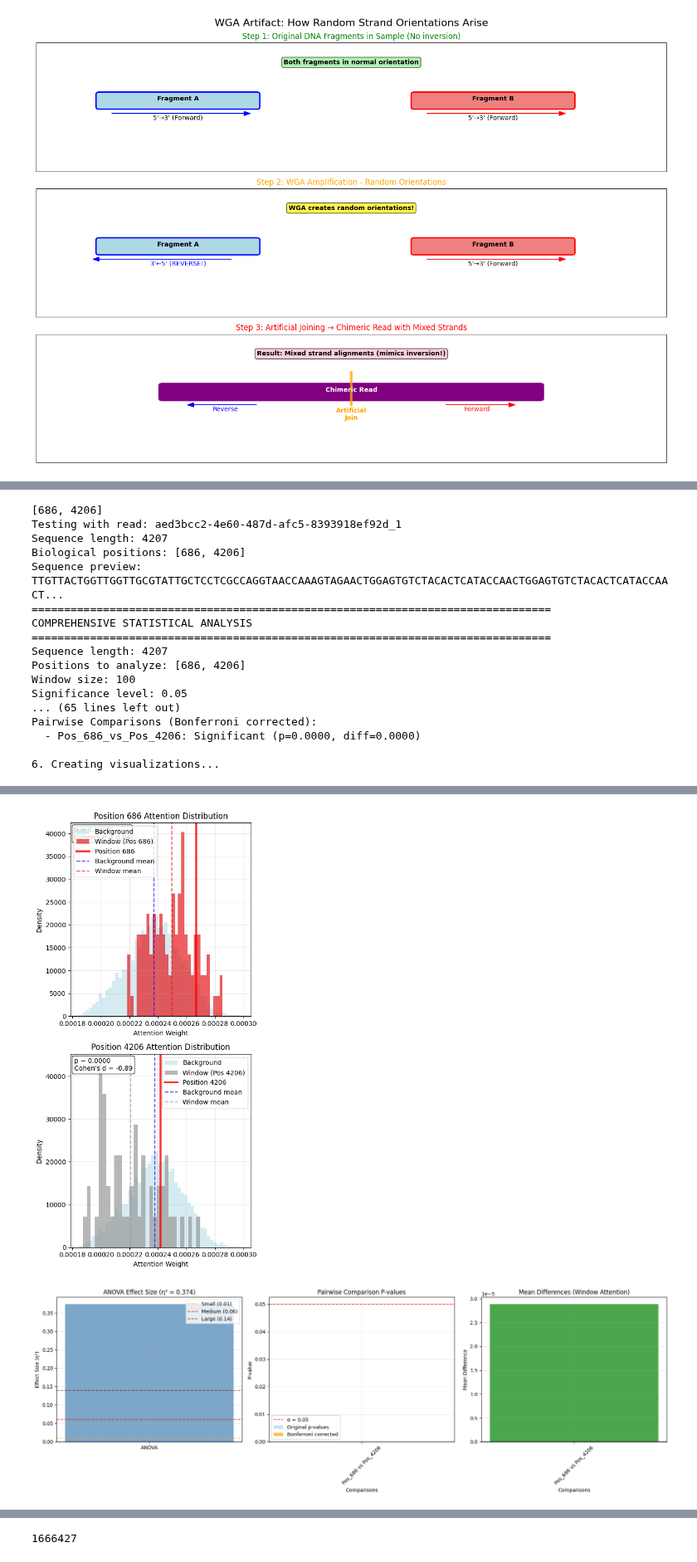
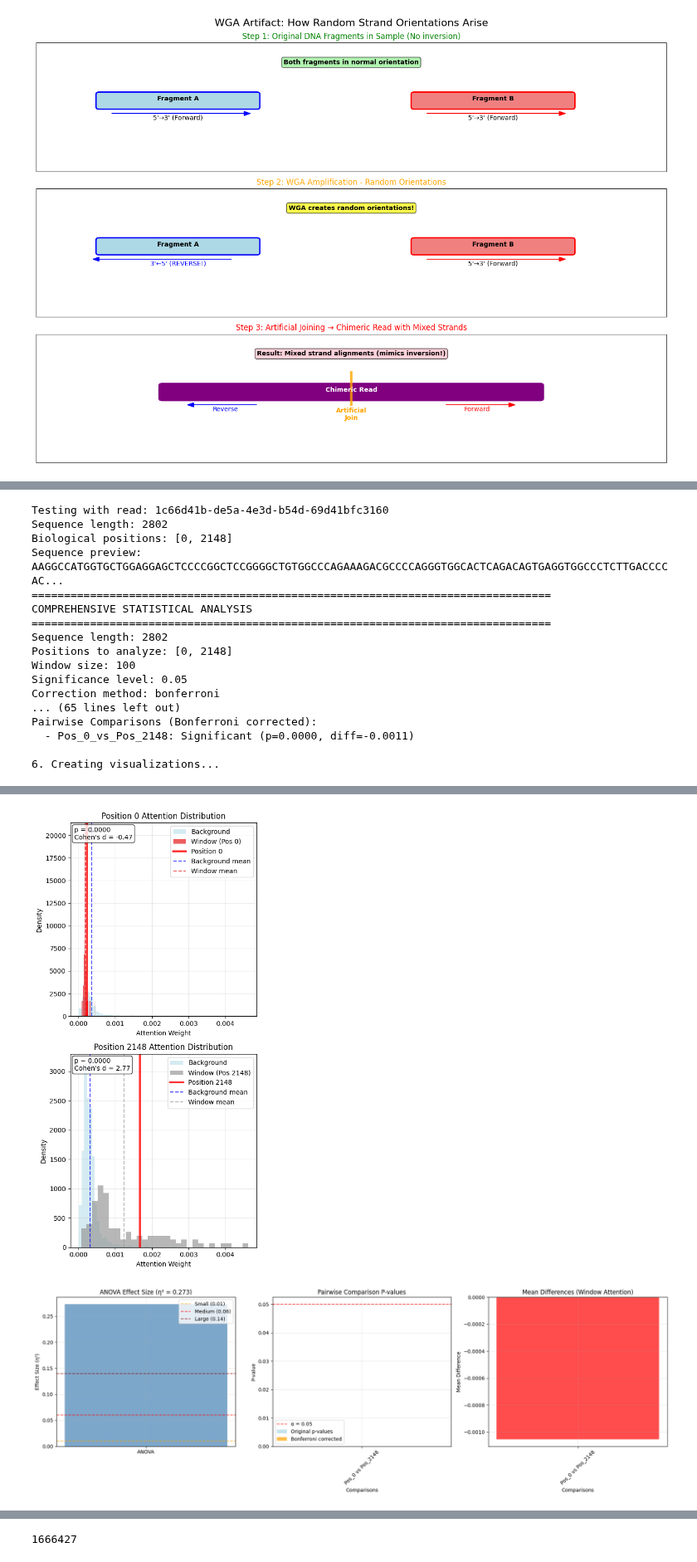
Before and after one commit to ylab-hi/ChimeraLM, a Jupyter notebook: notebooks/attention.ipynb, the cells around one changed output, grey strips where cells are left out. Shown at 83% size. Saved outputs shown, nothing was run; the diff lists cells and outputs as text; code cells hidden in the pictures.

```diff
--- a/notebooks/attention.ipynb
+++ b/notebooks/attention.ipynb
@@ -166,8 +169,8 @@ class EnhancedAttentionVisualizer(AttentionVisualizer):
             weights = weights.detach().numpy()
 
         # Remove CLS token (first token)
-        tokens = tokens[1:]
-        weights = weights[1:]
+        tokens = tokens[:-1]
+        weights = weights[:-1]
 
         # Create visualization
         plt.figure(figsize=(max(len(tokens) * 0.8, 10), 6))
@@ -303,7 +306,7 @@ class LongSequenceAttentionVisualizer(AttentionVisualizer):
             weights = weights.detach().numpy()
 
         # Remove CLS token
-        weights = weights[1:]
+        weights = weights[:-1]
 
         seq_length = len(sequence)
         weights_length = len(weights)
@@ -403,7 +406,7 @@ class LongSequenceAttentionVisualizer(AttentionVisualizer):
         if torch.is_tensor(weights):
             weights = weights.detach().numpy()
 
-        weights = weights[1:]  # Remove CLS token
+        weights = weights[:-1]  # Remove CLS token
 
         # Find top-k attention positions
         top_indices = np.argsort(weights)[-top_k:][::-1]
@@ -422,7 +425,7 @@ class LongSequenceAttentionVisualizer(AttentionVisualizer):
         if torch.is_tensor(weights):
             weights = weights.detach().numpy()
 
-        weights = weights[1:]  # Remove CLS token
+        weights = weights[:-1]  # Remove CLS token
 
         # Find regions with high attention
         threshold = np.percentile(weights, 90)  # Top 10%
@@ -579,7 +602,7 @@ class BiologicalPositionAnalyzer(LongSequenceAttentionVisualizer):
         weights = self.attention_weights(sequence)[1]
         if torch.is_tensor(weights):
             weights = weights.detach().numpy()
-        weights = weights[1:]  # Remove CLS token
+        weights = weights[:-1]  # Remove CLS token
 
         seq_length = len(sequence)
         weights_length = len(weights)
@@ -648,7 +671,7 @@ class BiologicalPositionAnalyzer(LongSequenceAttentionVisualizer):
         weights = self.attention_weights(sequence)[1]
         if torch.is_tensor(weights):
             weights = weights.detach().numpy()
-        weights = weights[1:]  # Remove CLS token
+        weights = weights[:-1]  # Remove CLS token
 
         seq_length = len(sequence)
         weights_length = len(weights)
@@ -735,7 +758,7 @@ class BiologicalPositionAnalyzer(LongSequenceAttentionVisualizer):
         weights = self.attention_weights(sequence)[1]
         if torch.is_tensor(weights):
             weights = weights.detach().numpy()
-        weights = weights[1:]  # Remove CLS token
+        weights = weights[:-1]  # Remove CLS token
 
         seq_length = len(sequence)
         weights_length = len(weights)
@@ -1194,7 +1217,7 @@ class StatisticalPositionAnalyzer:
         weights = bio_analyzer.attention_weights(sequence)[1]
         if torch.is_tensor(weights):
             weights = weights.detach().numpy()
-        weights = weights[1:]  # Remove CLS token
+        weights = weights[:-1]  # Remove CLS token
 
         seq_length = len(sequence)
         weights_length = len(weights)
@@ -2759,7 +2762,7 @@ print("Testing comprehensive statistical analysis...")
 # read = next(chimeric_reads)
 # read = next(inv_filter_mk1c_vcf_df_iterator)
 
-selected_read = "aed3bcc2-4e60-487d-afc5-8393918ef92d_1"
+selected_read = "1c66d41b-de5a-4e3d-b54d-69d41bfc3160"
 selected_read = mk1c_vcf_df[mk1c_vcf_df.read_name == selected_read].iloc[0,:]
 selected_read
 statistical_results = test_statistical_analysis_with_current_read(selected_read)
@@ -2774,17 +2777,17 @@ Name: 22, dtype: object
-[686, 4206]
-Testing with read: aed3bcc2-4e60-487d-afc5-8393918ef92d_1
-Sequence length: 4207
-Biological positions: [686, 4206]
-Sequence preview: TTGTTACTGGTTGGTTGCGTATTGCTCCTCGCCAGGTAACCAAAGTAGAACTGGAGTGTCTACACTCATACCAACTGGAGTGTCTACACTCATACCAACT...
+Testing with read: 1c66d41b-de5a-4e3d-b54d-69d41bfc3160
+Sequence length: 2802
+Biological positions: [0, 2148]
+Sequence preview: AAGGCCATGGTGCTGGAGGAGCTCCCCGGCTCCGGGGCTGTGGCCCAGAAAGACGCCCCAGGGTGGCACTCAGACAGTGAGGTGGCCCTCTTGACCCCAC...
 ================================================================================
 COMPREHENSIVE STATISTICAL ANALYSIS
 ================================================================================
-Sequence length: 4207
-Positions to analyze: [686, 4206]
+Sequence length: 2802
+Positions to analyze: [0, 2148]
 Window size: 100
 Significance level: 0.05
+Correction method: bonferroni
 ... (65 lines left out)
 Pairwise Comparisons (Bonferroni corrected):
-  - Pos_686_vs_Pos_4206: Significant (p=0.0000, diff=0.0000)
+  - Pos_0_vs_Pos_2148: Significant (p=0.0000, diff=-0.0011)
 
 6. Creating visualizations...
@@ -2792,2 +2795,2 @@ Pairwise Comparisons (Bonferroni corrected):
-[figure, old version]
+[figure, new version]
-[figure, old version]
+[figure, new version]
```
Also changed, not shown: parts of 18 cells of this notebook.
